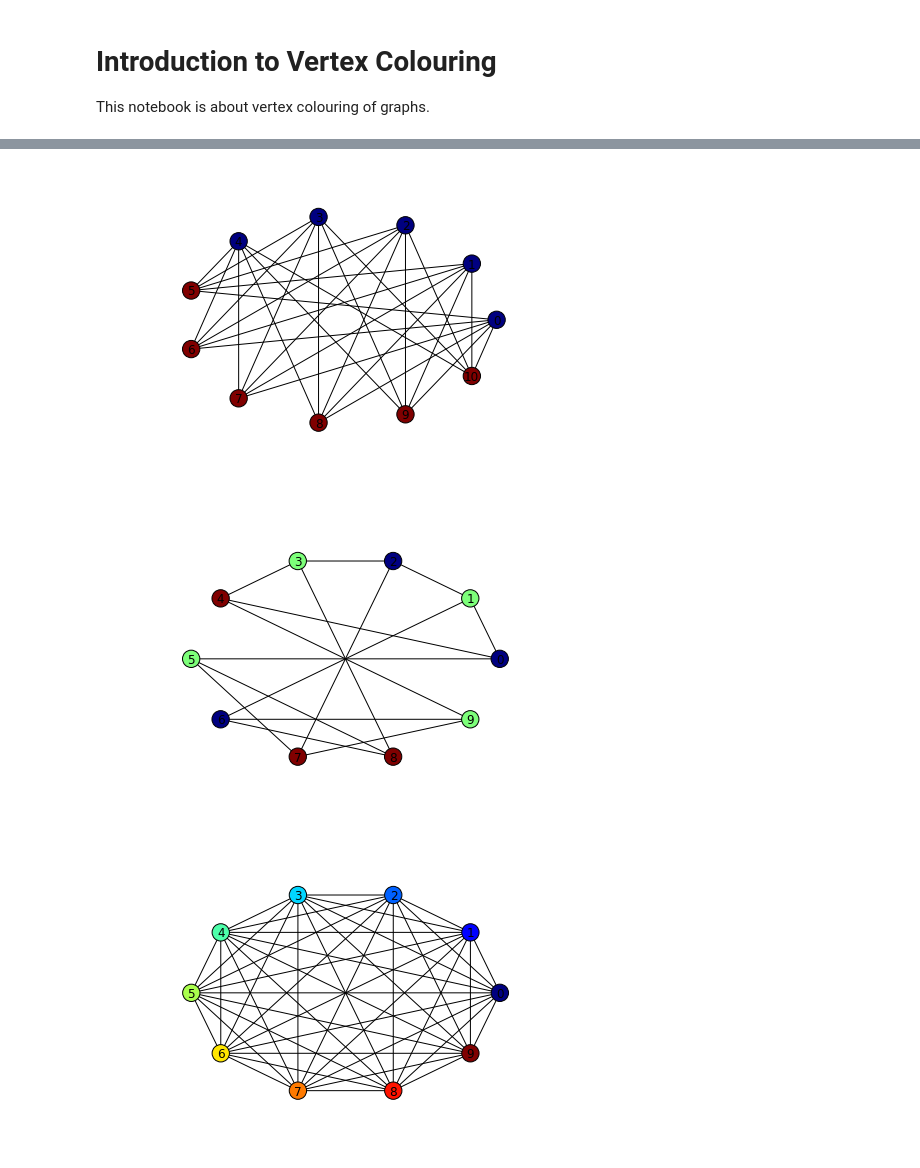
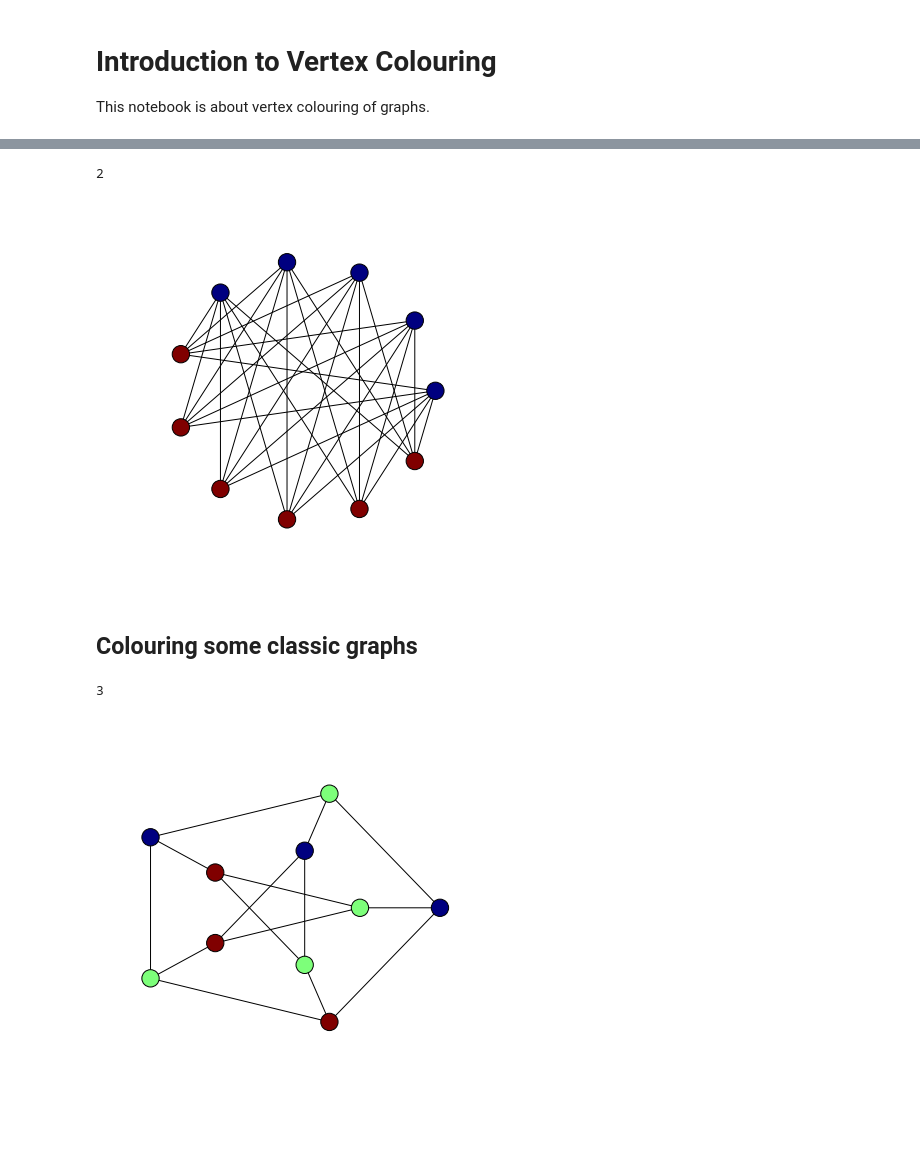
Before and after one commit to Teino1978-Corp/Teino1978-Corp-graph-colouring-noteboook.ipynb, a Jupyter notebook: graph-colouring-noteboook.ipynb, the cells around one changed output, grey strips where cells are left out. Cells and saved outputs as stored; diff of their text form; code cells hidden in the pictures; blank space fills up the shorter version.

```diff
--- a/graph-colouring-noteboook.ipynb
+++ b/graph-colouring-noteboook.ipynb
@@ -34,21 +60,18 @@ nx.draw_circular(G, node_color = standard_colours(G))
 # %%
-G = nx.complete_bipartite_graph(5,6)
-vcolour(G)
-nx.draw_circular(G, node_color = standard_colours(G))
+K56 = nx.complete_bipartite_graph(5,6)
+vcolour(K56)
+nx.draw_circular(K56, node_color = standard_colours(K56), **options)
+ncolours(K56)
 # %% [output]
+2
-[figure, old version]
+[figure, new version]
-# %%
-G = nx.petersen_graph()
-vcolour(G)
-nx.draw_circular(G, node_color = standard_colours(G))
-# %% [output]
-[figure, removed]
-# %%
-G = nx.complete_graph(10)
-vcolour(G)
-P = nx.drawing.circular_layout(G, scale = 2.5)
-D = nx.draw(G, pos = P, node_color = standard_colours(G))
-import matplotlib.pyplot as plt
-plt.savefig("graph.png")
-# %% [output]
-[figure, removed]
+# %% [markdown]
+## Colouring some classic graphs
+# %%
+P = nx.petersen_graph()
+vcolour(P)
+nx.draw_shell(P, nlist=[range(5,10), range(5)], node_color = standard_colours(P), **options)
+ncolours(P)
+# %% [output]
+3
+[figure, added]
```
Also changed, not shown: parts of 12 cells of this notebook.
